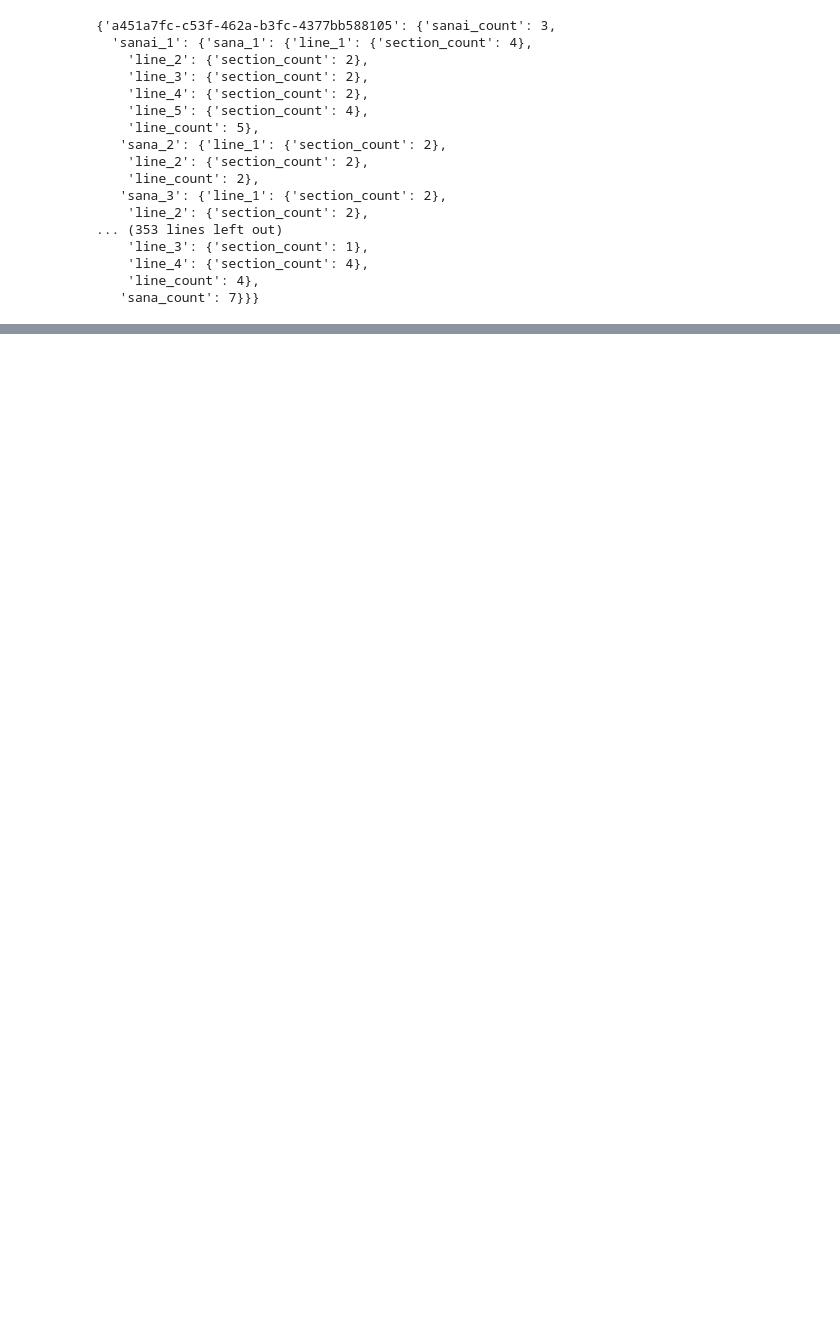
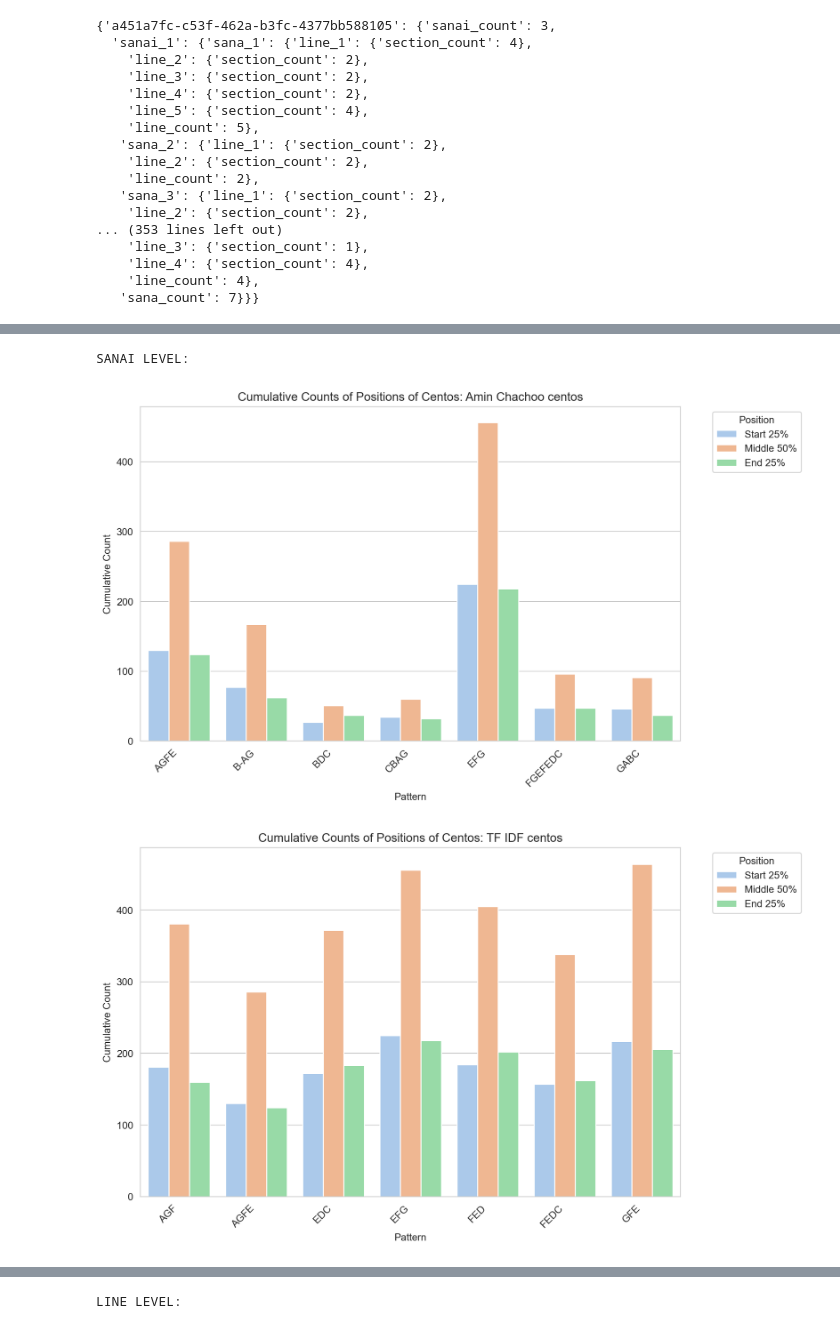
Before and after one commit to isabelleoktay/ethnomusicology_project, a Jupyter notebook: main.ipynb, the cells around one changed output, grey strips where cells are left out. Saved outputs shown, nothing was run; the diff lists cells and outputs as text; code cells hidden in the pictures; blank space fills up the shorter version.

Commit message:
add various graphing options and some statistical significance tests

```diff
--- a/main.ipynb
+++ b/main.ipynb
@@ -101,6 +127,13 @@ def extract_sections(score, score_sections):
 
     return score_sections
 # %%
+'''
+Iterate through all mbids within the scores and extract the sections within them to
+add the corresponding music streams into the data structure.
+'''
+
+i = 0
+
 for mbid in scores:
     score, annotations = parse_score_info(scores[mbid])
 
@@ -108,3 +141,5 @@ for mbid in scores:
     score_sections = extract_sections(flattened_score, annotations)
 
     scores[mbid]['annotations'] = score_sections
+
+    i+=1
@@ -260,6 +329,17 @@ def count_all_patterns(score, patterns):
     return pattern_counts
 # %%
 def count_all_patterns_wrapper(scores, patterns):
+    '''
+    Count all centos in a pattern array from the score sections.
+
+    PARAMETERS:
+        - score:
+        - patterns:
+
+    RETURNS:
+        all_centos_counts (dict): dictionary containing the centos counts
+
+    '''
     all_centos_counts = {}
 
     for mbid in scores:
@@ -326,0 +565,5 @@ total_count, first_quarter_count, last_quarter_count
+# %%
+sanai_distribution = count_distribution_over_dataset(cumulative_sanai_centos_positions)
+lines_distribution = count_distribution_over_dataset(cumulative_line_centos_positions)
+
+print(sanai_distribution)
@@ -326,0 +588,16 @@ total_count, first_quarter_count, last_quarter_count
+# %%
+'''
+Plot the overall distribution of the centos in each centos list.
+'''
+
+print("SANAI LEVEL:")
+for centos_list in sanai_distribution:
+    plot_centos_distribution(sanai_distribution[centos_list], centos_list)
+
+print("LINE LEVEL:")
+for centos_list in lines_distribution:
+    plot_centos_distribution(lines_distribution[centos_list], centos_list)
+# %% [output]
+SANAI LEVEL:
+[figure, added]
+[figure, added]
@@ -326,0 +606 @@ total_count, first_quarter_count, last_quarter_count
+LINE LEVEL:
```
Also changed, not shown: parts of 29 cells of this notebook, 1 other file.
